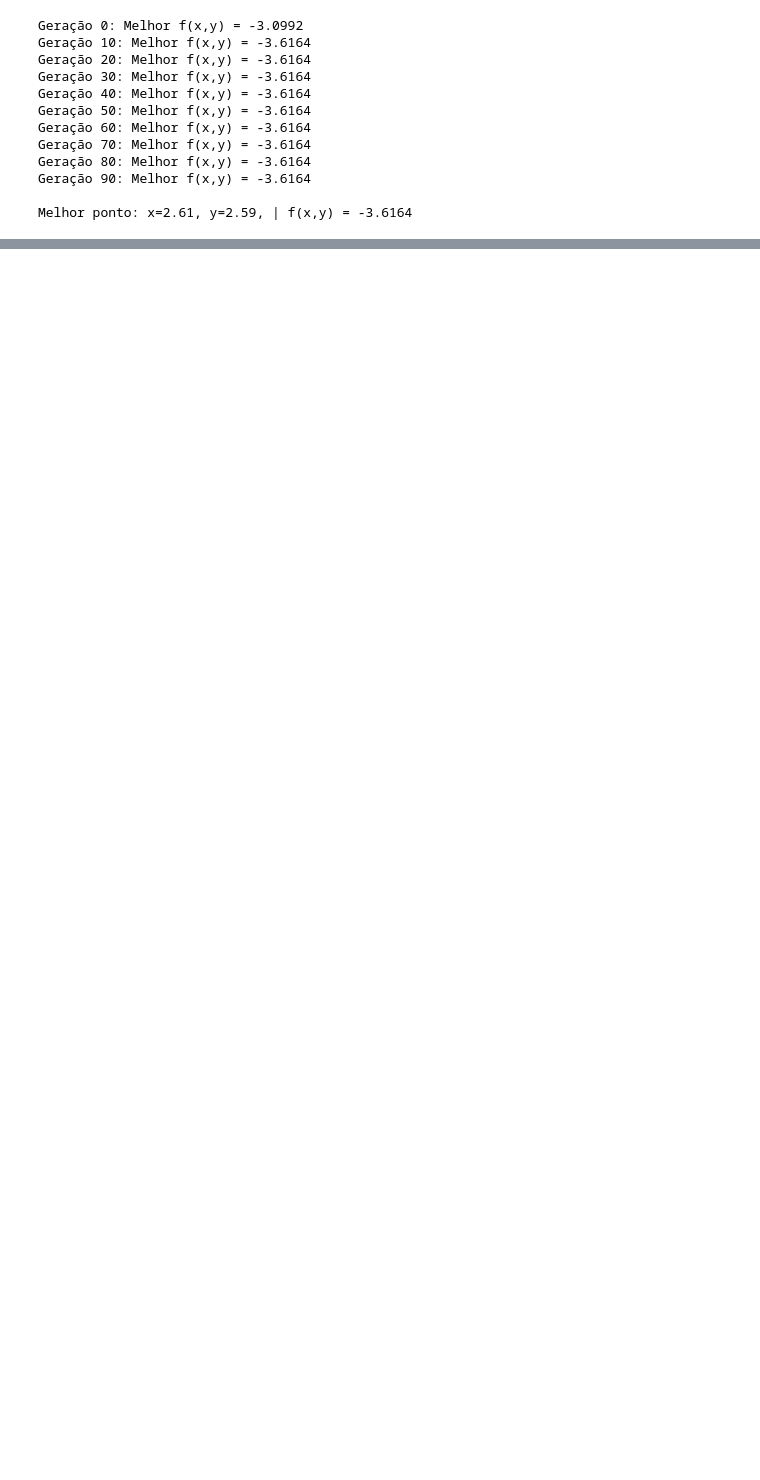
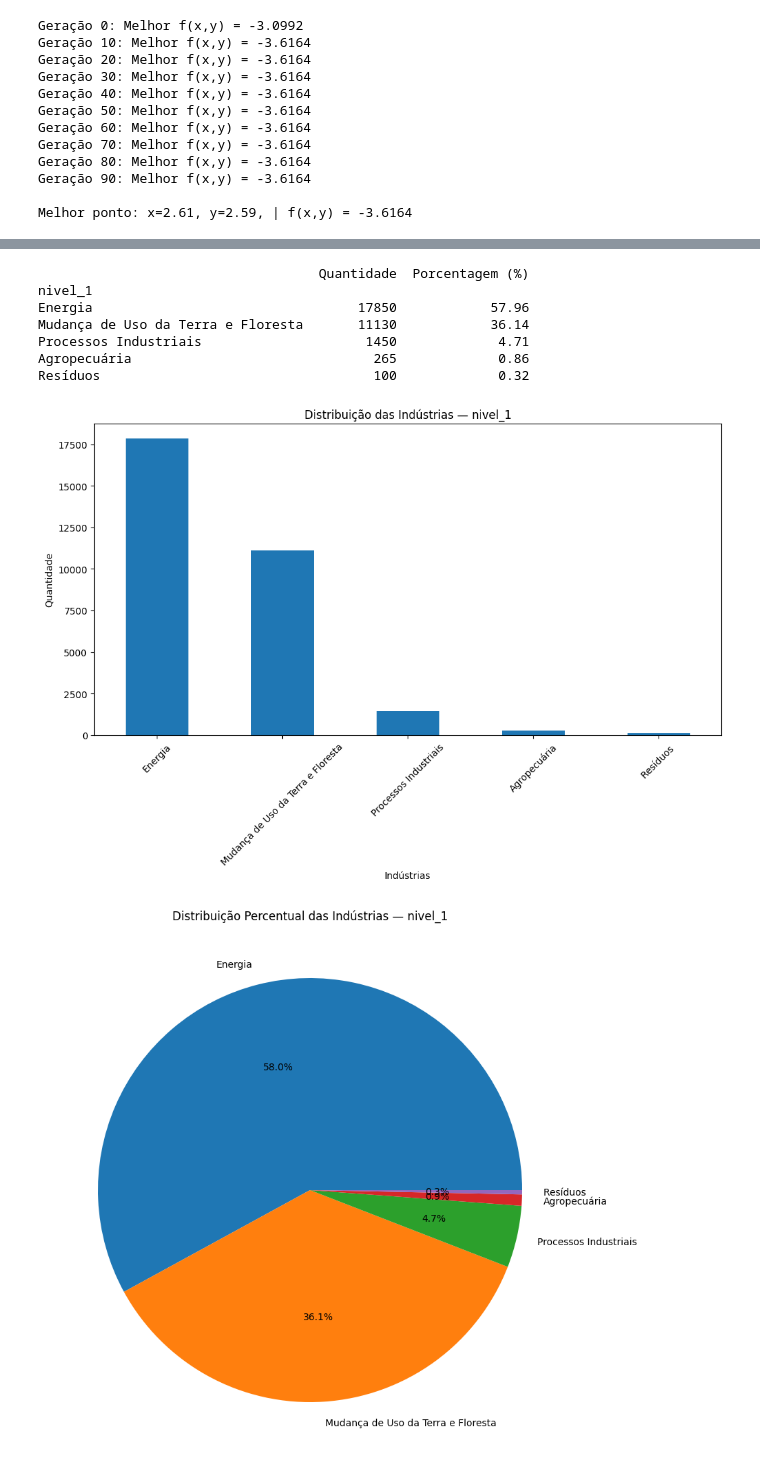
Before and after one commit to gblsun/analise-emissoes-co2-brasil, a Jupyter notebook: ProjetoEmissao-teste.ipynb, the cells around one changed output, grey strips where cells are left out. Saved outputs shown, nothing was run; the diff lists cells and outputs as text; code cells hidden in the pictures; blank space fills up the shorter version.

```diff
--- a/ProjetoEmissao-teste.ipynb
+++ b/ProjetoEmissao-teste.ipynb
@@ -1248,0 +1335,49 @@ Melhor ponto: x=2.61, y=2.59, | f(x,y) = -3.6164
+# %%
+distribuicao = df["nivel_1"].value_counts()
+
+porcentagens = (
+    df["nivel_1"]
+    .value_counts(normalize=True)
+    * 100
+).round(2)
+
+resultado = pd.DataFrame({
+    "Quantidade": distribuicao,
+    "Porcentagem (%)": porcentagens
+})
+
+print(resultado)
+
+plt.figure(figsize=(12,6))
+
+distribuicao.plot(kind="bar")
+
+plt.xlabel("Indústrias")
+plt.ylabel("Quantidade")
+plt.title("Distribuição das Indústrias — nivel_1")
+
+plt.xticks(rotation=45)
+
+plt.show()
+
+plt.figure(figsize=(10,10))
+
+plt.pie(
+    distribuicao,
+    labels=distribuicao.index,
+    autopct='%1.1f%%'
+)
+
+plt.title("Distribuição Percentual das Indústrias — nivel_1")
+
+plt.show()
+# %% [output]
+                                    Quantidade  Porcentagem (%)
+nivel_1
+Energia                                  17850            57.96
+Mudança de Uso da Terra e Floresta       11130            36.14
+Processos Industriais                     1450             4.71
+Agropecuária                               265             0.86
+Resíduos                                   100             0.32
+[figure, added]
+[figure, added]
```
Also changed, not shown: parts of 13 cells of this notebook, 1 other file.
